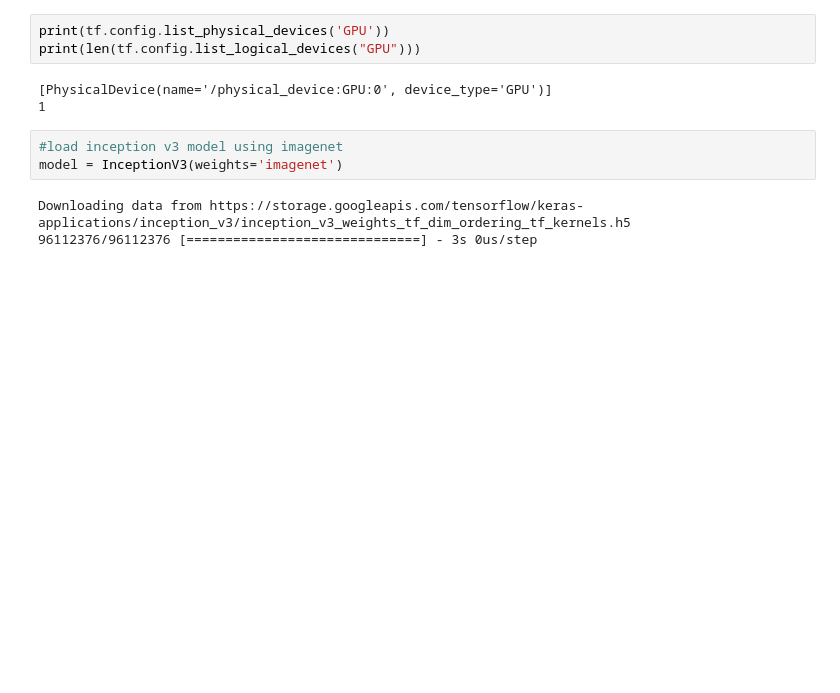
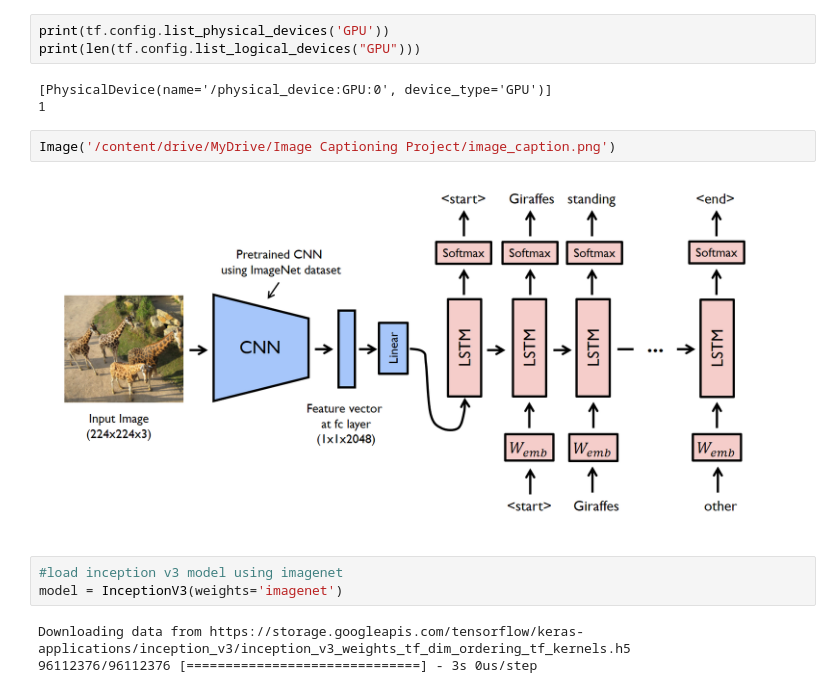
Before and after one commit to ArnavKetkar/PortfolioProjects, a Jupyter notebook: ImageCaptioning.ipynb, the cells around one changed output. Drawn from its saved outputs; the diff is of its cells as text; blank space fills up the shorter version.

```diff
--- a/ImageCaptioning.ipynb
+++ b/ImageCaptioning.ipynb
@@ -209,6 +210,10 @@ print(len(tf.config.list_logical_devices("GPU")))
 # %% [output]
 [PhysicalDevice(name='/physical_device:GPU:0', device_type='GPU')]
 1
+# %%
+Image('/content/drive/MyDrive/Image Captioning Project/image_caption.png')
+# %% [output]
+[figure, added]
 # %%
 #load inception v3 model using imagenet
 model = InceptionV3(weights='imagenet')
```
Also changed, not shown: parts of 2 cells of this notebook.
